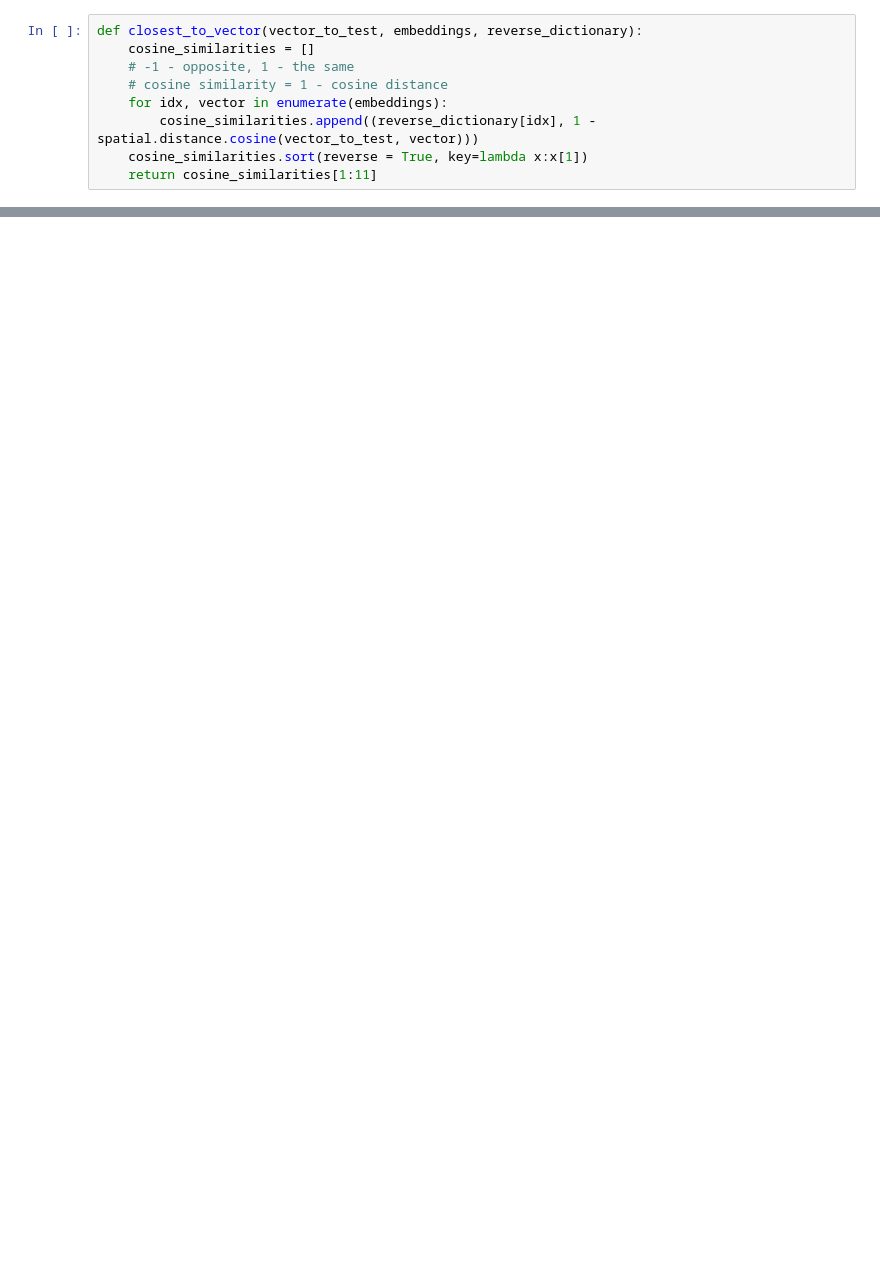
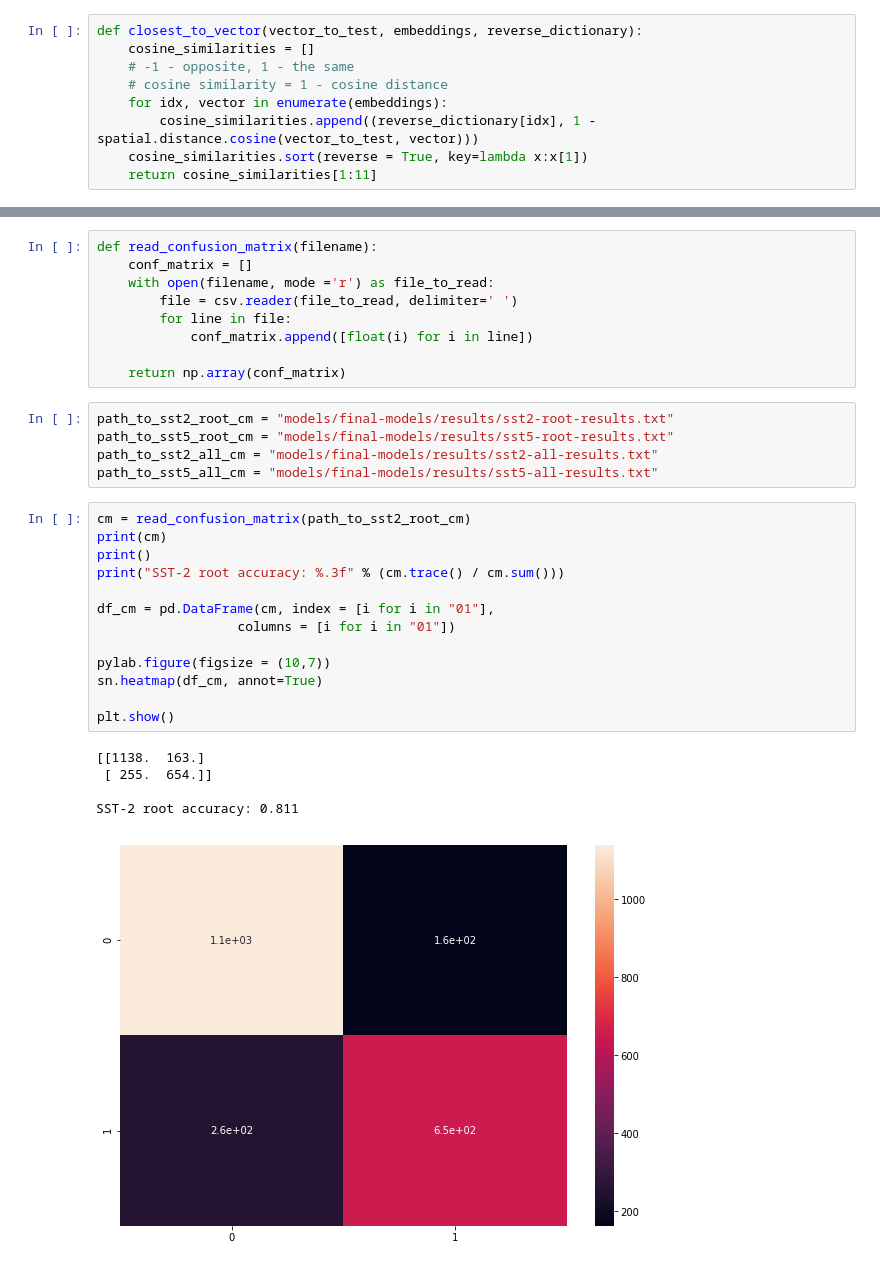
Before and after one commit to angelbeshirov/sent-analysis, a Jupyter notebook: RNTN/visual.ipynb, the cells around one changed output, grey strips where cells are left out. Cells and saved outputs as stored; diff of their text form; blank space fills up the shorter version.

```diff
--- a/RNTN/visual.ipynb
+++ b/RNTN/visual.ipynb
@@ -201,0 +276,33 @@ Closest 10 words to this vector are:
+# %%
+def read_confusion_matrix(filename):
+    conf_matrix = []
+    with open(filename, mode ='r') as file_to_read:
+        file = csv.reader(file_to_read, delimiter=' ')
+        for line in file:
+            conf_matrix.append([float(i) for i in line])
+
+    return np.array(conf_matrix)
+# %%
+path_to_sst2_root_cm = "models/final-models/results/sst2-root-results.txt"
+path_to_sst5_root_cm = "models/final-models/results/sst5-root-results.txt"
+path_to_sst2_all_cm = "models/final-models/results/sst2-all-results.txt"
+path_to_sst5_all_cm = "models/final-models/results/sst5-all-results.txt"
+# %%
+cm = read_confusion_matrix(path_to_sst2_root_cm)
+print(cm)
+print()
+print("SST-2 root accuracy: %.3f" % (cm.trace() / cm.sum()))
+
+df_cm = pd.DataFrame(cm, index = [i for i in "01"],
+                  columns = [i for i in "01"])
+
+pylab.figure(figsize = (10,7))
+sn.heatmap(df_cm, annot=True)
+
+plt.show()
+# %% [output]
+[[1138.  163.]
+ [ 255.  654.]]
+
+SST-2 root accuracy: 0.811
+[figure, added]
```
Also changed, not shown: parts of 12 cells of this notebook, 52 other files.
